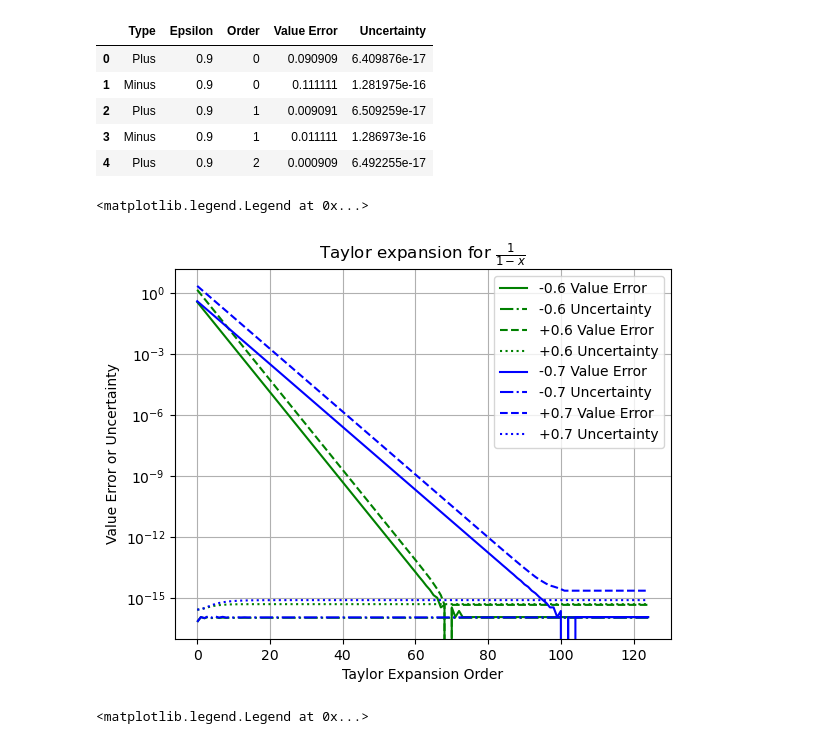
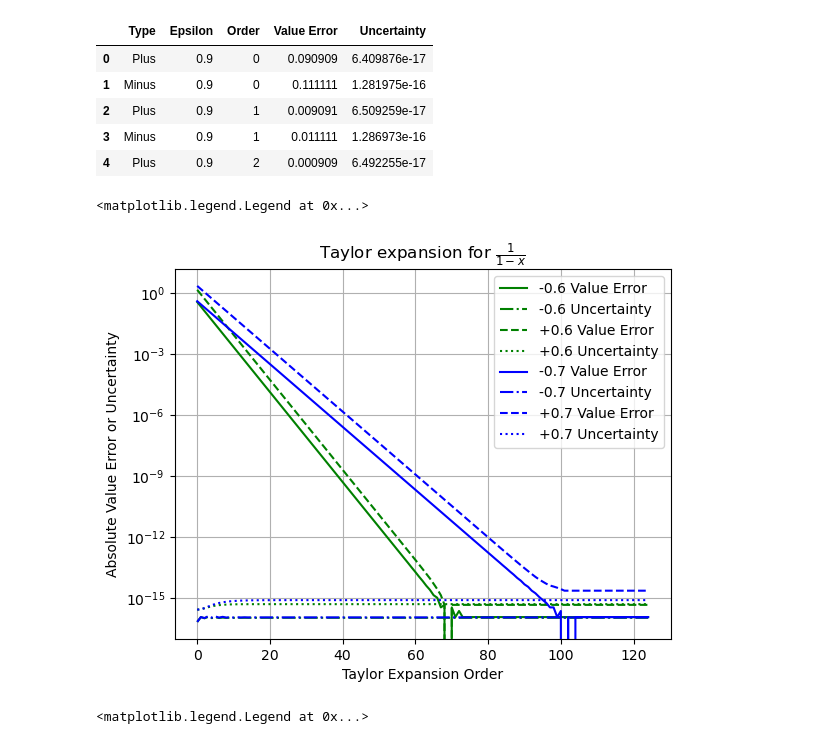
Before and after one commit to Chengpu0707/VarianceArithmetic, a Jupyter notebook: IPyNb/TaylorExpansion.ipynb, the cells around one changed output. Cells and saved outputs as stored; diff of their text form; code cells hidden in the pictures.

```diff
--- a/IPyNb/TaylorExpansion.ipynb
+++ b/IPyNb/TaylorExpansion.ipynb
@@ -21,24 +21,24 @@ df.head()
 # %%
 fig, ax = plt.subplots()
 ax.set_title(r'Taylor expansion for $\frac{1}{1 - x}$')
 ax.set_xlabel('Taylor Expansion Order')
-ax.set_ylabel('Value Error or Uncertainty')
+ax.set_ylabel('Absolute Value Error or Uncertainty')
 ax.set_yscale('log')
 #ax.set_ylim(ylim)
 plt.grid(True)
 
 for epsilon, color in zip((0.4, 0.3), ('g', 'b', 'c')):
     dfPlus = df[(df['Epsilon']==epsilon) & (df['Type']=='Plus')]
     dfMinus = df[(df['Epsilon']==epsilon) & (df['Type']=='Minus')]
     ax.plot(dfPlus['Order'], dfPlus['Value Error'], color+'-', label=f'-{1 - epsilon} Value Error')
     ax.plot(dfPlus['Order'], dfPlus['Uncertainty'], color+'-.', label=f'-{1 -epsilon} Uncertainty')
     ax.plot(dfMinus['Order'], dfMinus['Value Error'], color+'--', label=f'+{1 - epsilon} Value Error')
     ax.plot(dfMinus['Order'], dfMinus['Uncertainty'], color+':', label=f'+{1 - epsilon} Uncertainty')
 
 ax.legend(bbox_to_anchor=(1.0, 1.0))
 # %% [output]
 <matplotlib.legend.Legend at 0x...>
-[figure, old version]
+[figure, new version]
 # %%
 fig, ax = plt.subplots()
 ax.set_title(r'Taylor expansion for $\frac{1}{1 - x}$')
```
Also changed, not shown: parts of 6 cells of this notebook, 2 other files.
